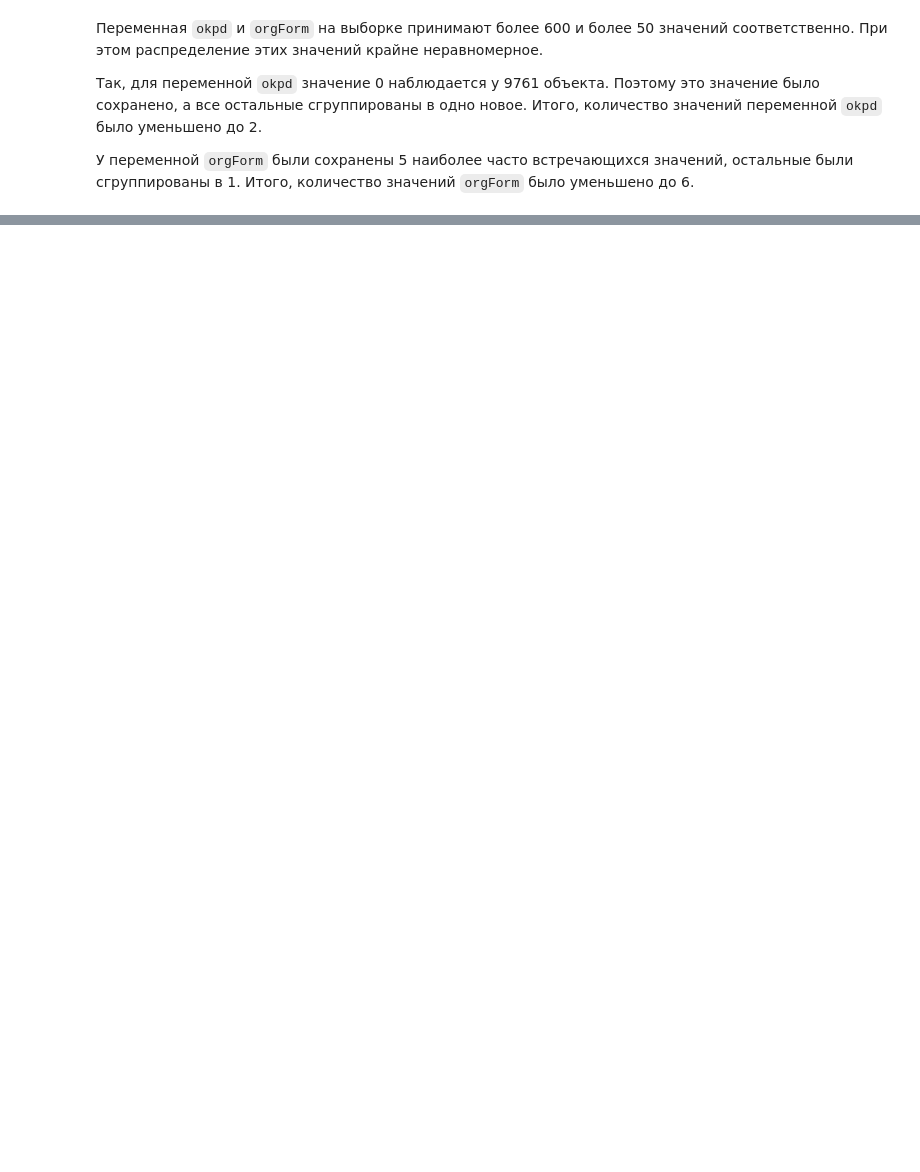
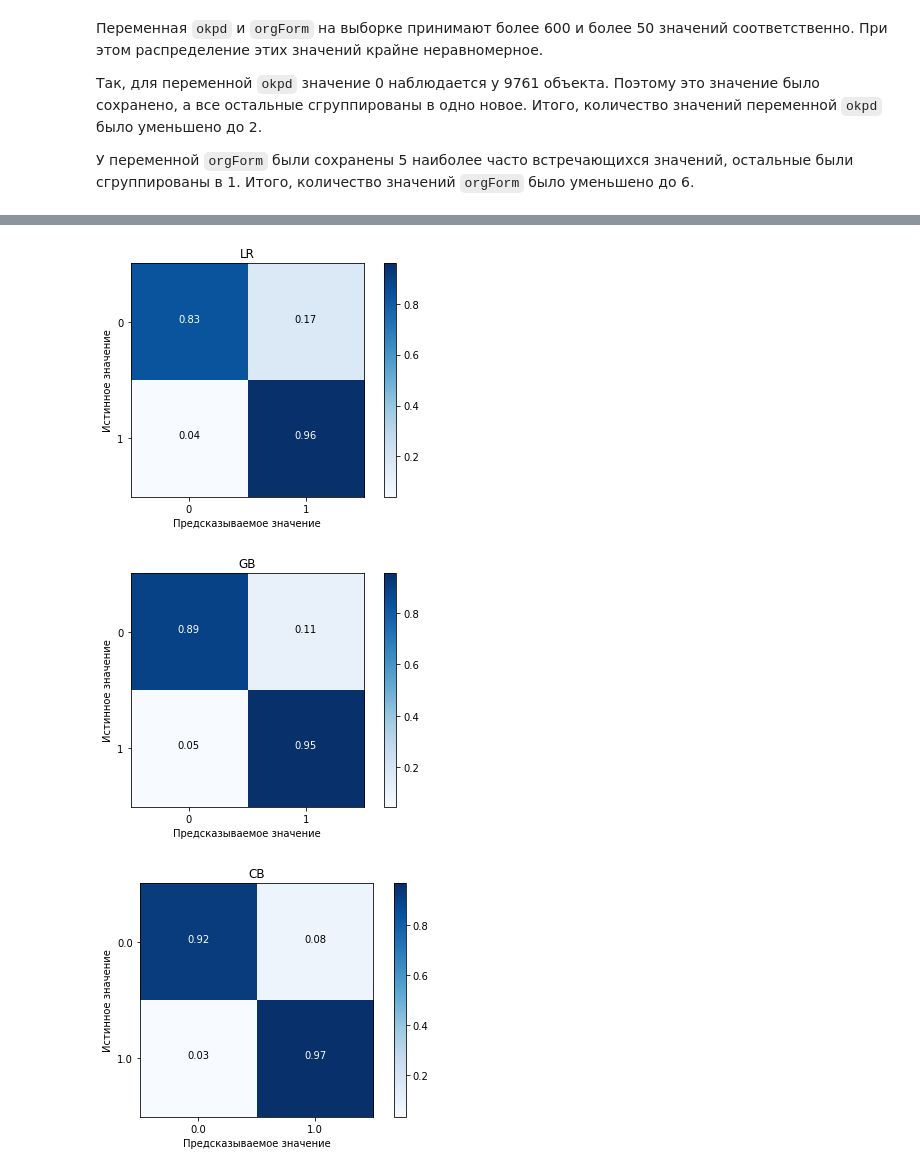
Before and after one commit to DmitryEliseev/diploma-project-2018, a Jupyter notebook: machine-learning/S2-LR_SVC_GB.ipynb, the cells around one changed output, grey strips where cells are left out. Cells and saved outputs as stored; diff of their text form; code cells hidden in the pictures; blank space fills up the shorter version.

Commit message:
Применение CatBoost

```diff
--- a/machine-learning/S2-LR_SVC_GB.ipynb
+++ b/machine-learning/S2-LR_SVC_GB.ipynb
@@ -484,0 +133,22 @@ export_dataset()
+# %%
+gb_y_train_real = np.array([])
+gb_y_test_real = np.array([])
+gb_y_train_pred = np.array([])
+gb_y_test_pred = np.array([])
+gb_y_test_pred_proba = np.zeros((0, 2))
+
+reg_y_train_real = np.array([])
+reg_y_test_real = np.array([])
+reg_y_train_pred = np.array([])
+reg_y_test_pred = np.array([])
+reg_y_test_pred_proba = np.zeros((0, 2))
+
+cb_y_train_real = np.array([])
+cb_y_test_real = np.array([])
+cb_y_train_pred = np.array([])
+cb_y_test_pred = np.array([])
+cb_y_test_pred_proba = np.zeros((0, 2))
+# %%
+reg = LogisticRegression()
+gb = GradientBoostingClassifier(random_state=random_seed)
+cb = CatBoostClassifier(logging_level='Silent', random_state=random_seed)
@@ -484,0 +399,23 @@ export_dataset()
+# %%
+plot_confusion_matrix(
+    confusion_matrix(reg_y_test_real, reg_y_test_pred),
+    classes=reg.classes_,
+    normalize=True,
+    title='LR'
+)
+plot_confusion_matrix(
+    confusion_matrix(gb_y_test_real, gb_y_test_pred),
+    classes=gb.classes_,
+    normalize=True,
+    title='GB'
+)
+plot_confusion_matrix(
+    confusion_matrix(cb_y_test_real, cb_y_test_pred),
+    classes=cb.classes_,
+    normalize=True,
+    title='CB'
+)
+# %% [output]
+[figure, added]
+[figure, added]
+[figure, added]
```
Also changed, not shown: parts of 73 cells of this notebook, 5 other files.
